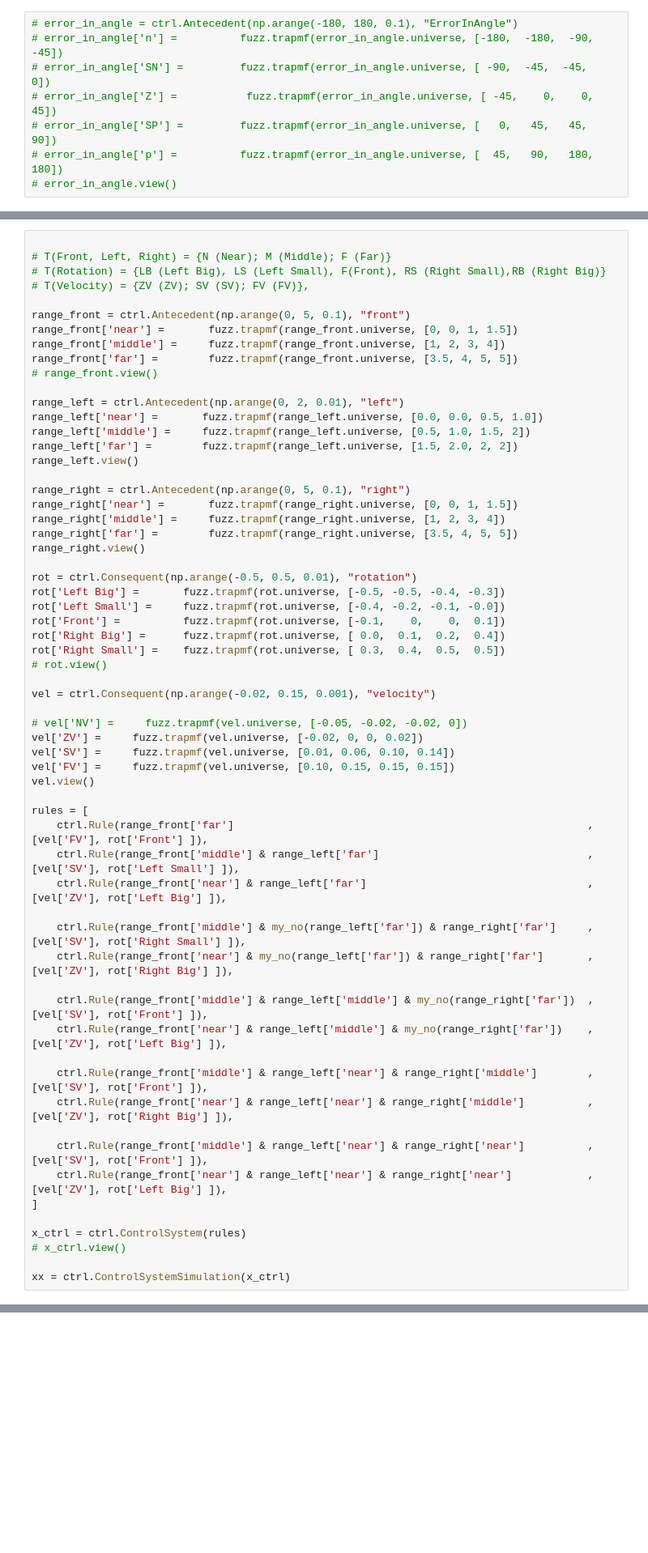
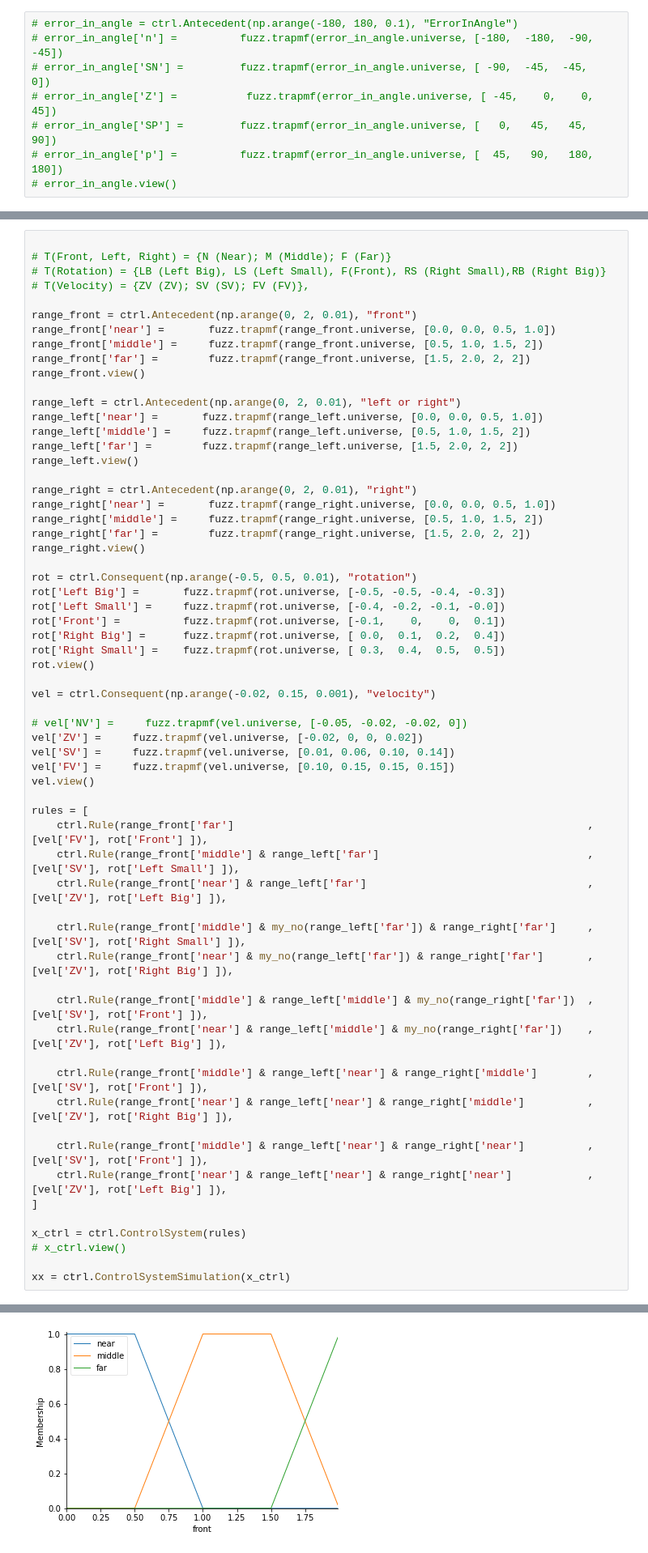
Before and after one commit to Esesna/FuzzyLogic_and_GA, a Jupyter notebook: nodes/testFuzzy.ipynb, the cells around one changed output, grey strips where cells are left out. Shown at 81% size. Saved outputs shown, nothing was run; the diff lists cells and outputs as text; blank space fills up the shorter version.

```diff
--- a/nodes/testFuzzy.ipynb
+++ b/nodes/testFuzzy.ipynb
@@ -58,22 +74,22 @@ def get_keys(dict_, key):
 # T(Rotation) = {LB (Left Big), LS (Left Small), F(Front), RS (Right Small),RB (Right Big)}
 # T(Velocity) = {ZV (ZV); SV (SV); FV (FV)},
 
-range_front = ctrl.Antecedent(np.arange(0, 5, 0.1), "front")
-range_front['near'] =       fuzz.trapmf(range_front.universe, [0, 0, 1, 1.5])
-range_front['middle'] =     fuzz.trapmf(range_front.universe, [1, 2, 3, 4])
-range_front['far'] =        fuzz.trapmf(range_front.universe, [3.5, 4, 5, 5])
-# range_front.view()
+range_front = ctrl.Antecedent(np.arange(0, 2, 0.01), "front")
+range_front['near'] =       fuzz.trapmf(range_front.universe, [0.0, 0.0, 0.5, 1.0])
+range_front['middle'] =     fuzz.trapmf(range_front.universe, [0.5, 1.0, 1.5, 2])
+range_front['far'] =        fuzz.trapmf(range_front.universe, [1.5, 2.0, 2, 2])
+range_front.view()
 
-range_left = ctrl.Antecedent(np.arange(0, 2, 0.01), "left")
+range_left = ctrl.Antecedent(np.arange(0, 2, 0.01), "left or right")
 range_left['near'] =       fuzz.trapmf(range_left.universe, [0.0, 0.0, 0.5, 1.0])
 range_left['middle'] =     fuzz.trapmf(range_left.universe, [0.5, 1.0, 1.5, 2])
 range_left['far'] =        fuzz.trapmf(range_left.universe, [1.5, 2.0, 2, 2])
 range_left.view()
 
-range_right = ctrl.Antecedent(np.arange(0, 5, 0.1), "right")
-range_right['near'] =       fuzz.trapmf(range_right.universe, [0, 0, 1, 1.5])
-range_right['middle'] =     fuzz.trapmf(range_right.universe, [1, 2, 3, 4])
-range_right['far'] =        fuzz.trapmf(range_right.universe, [3.5, 4, 5, 5])
+range_right = ctrl.Antecedent(np.arange(0, 2, 0.01), "right")
+range_right['near'] =       fuzz.trapmf(range_right.universe, [0.0, 0.0, 0.5, 1.0])
+range_right['middle'] =     fuzz.trapmf(range_right.universe, [0.5, 1.0, 1.5, 2])
+range_right['far'] =        fuzz.trapmf(range_right.universe, [1.5, 2.0, 2, 2])
 range_right.view()
 
 rot = ctrl.Consequent(np.arange(-0.5, 0.5, 0.01), "rotation")
@@ -82,7 +98,7 @@ rot['Left Small'] =     fuzz.trapmf(rot.universe, [-0.4, -0.2, -0.1, -0.0])
 rot['Front'] =          fuzz.trapmf(rot.universe, [-0.1,    0,    0,  0.1])
 rot['Right Big'] =      fuzz.trapmf(rot.universe, [ 0.0,  0.1,  0.2,  0.4])
 rot['Right Small'] =    fuzz.trapmf(rot.universe, [ 0.3,  0.4,  0.5,  0.5])
-# rot.view()
+rot.view()
 
 vel = ctrl.Consequent(np.arange(-0.02, 0.15, 0.001), "velocity")
 
@@ -118,0 +135 @@ AssertionError: abcd requires the four elements
+[figure, added]
```
Also changed, not shown: parts of 4 cells of this notebook, 6 other files.
